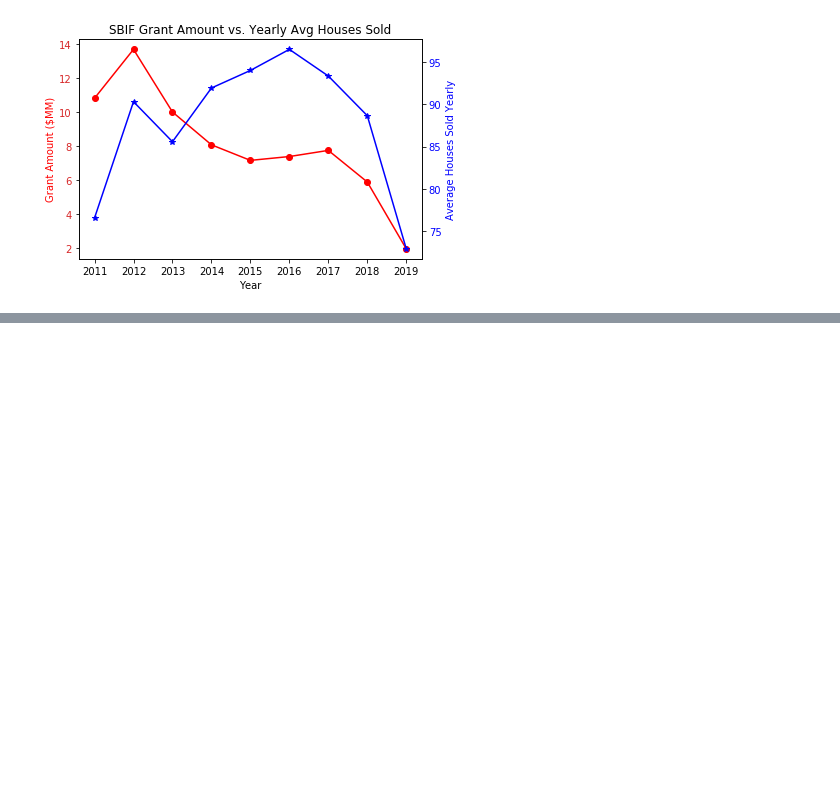
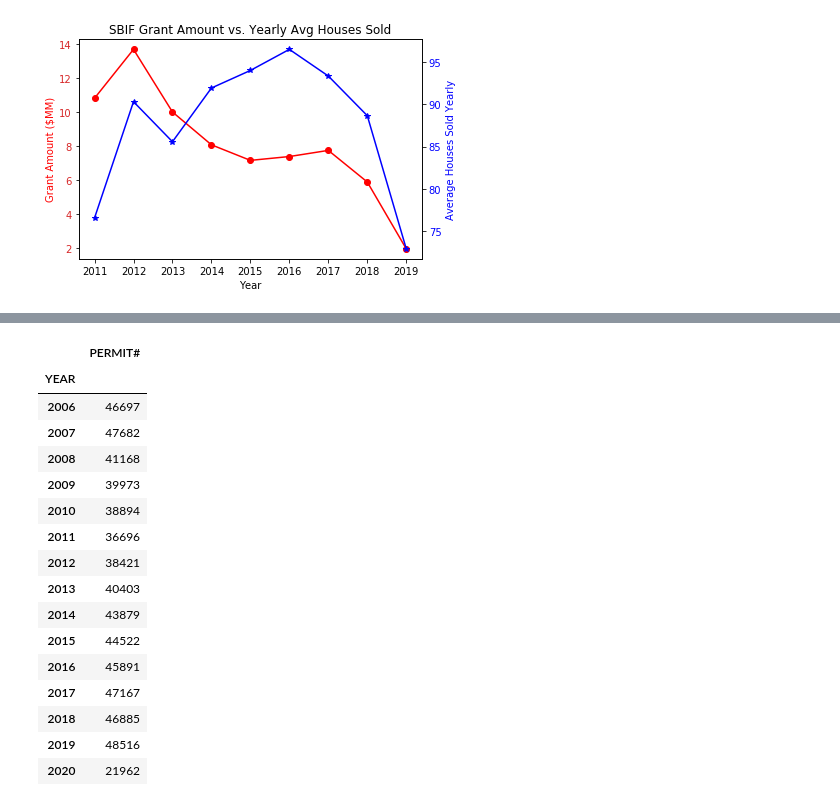
Before and after one commit to ruilin86/Group-Project, a Jupyter notebook: Project_1.ipynb, the cells around one changed output, grey strips where cells are left out. Saved outputs shown, nothing was run; the diff lists cells and outputs as text; code cells hidden in the pictures; blank space fills up the shorter version.

```diff
--- a/Project_1.ipynb
+++ b/Project_1.ipynb
@@ -289,0 +318,22 @@ See the caveats in the documentation: https://pandas.pydata.org/pandas-docs/stab
+# %%
+permit_count = raw_permit[["PERMIT#", "YEAR"]]
+permit_count = permit_count.groupby("YEAR").sum()
+permit_count
+# %% [output]
+|  | PERMIT# |
+| YEAR |  |
+| 2006 | 46697 |
+| 2007 | 47682 |
+| 2008 | 41168 |
+| 2009 | 39973 |
+| 2010 | 38894 |
+| 2011 | 36696 |
+| 2012 | 38421 |
+| 2013 | 40403 |
+| 2014 | 43879 |
+| 2015 | 44522 |
+| 2016 | 45891 |
+| 2017 | 47167 |
+| 2018 | 46885 |
+| 2019 | 48516 |
+| 2020 | 21962 |
```
Also changed, not shown: parts of 6 cells of this notebook.
